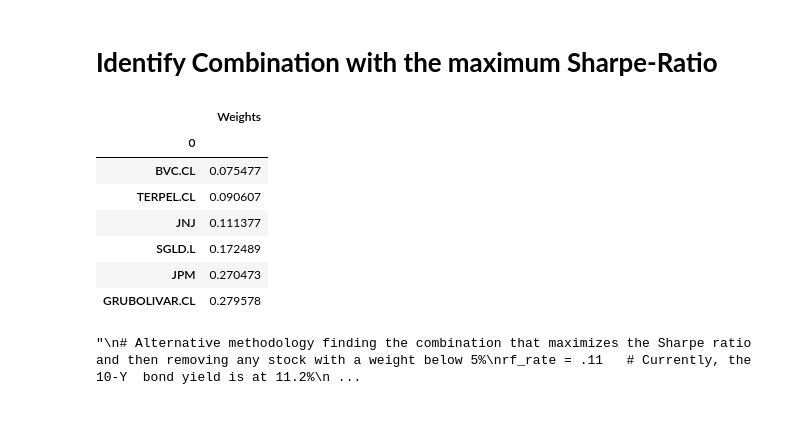
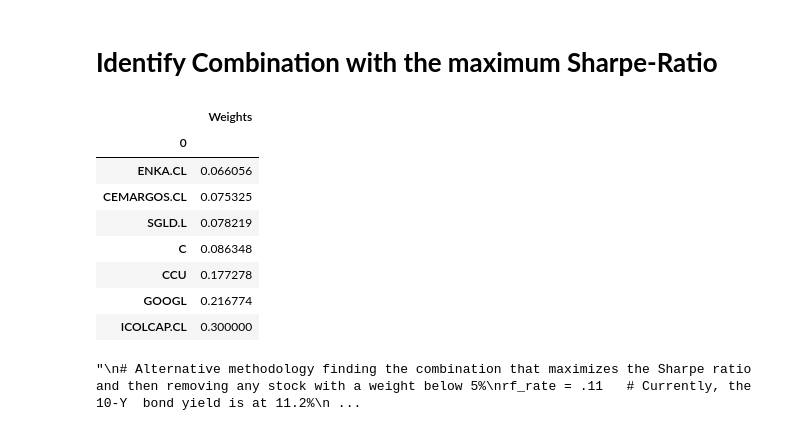
Before and after one commit to Jumarti96/Trii-stocks-allocation, a Jupyter notebook: Notebooks/3. Trii Catalog Sharpe-Ratio Maximizing Allocation.ipynb, the cells around one changed output. Drawn from its saved outputs; the diff is of its cells as text; code cells hidden in the pictures.

```diff
--- a/Notebooks/3. Trii Catalog Sharpe-Ratio Maximizing Allocation.ipynb
+++ b/Notebooks/3. Trii Catalog Sharpe-Ratio Maximizing Allocation.ipynb
@@ -143,34 +146,36 @@ covmat = expected_covmat
 # %%
 # Loop that calculates the combination that maximizes the Sharpe ratio several times until no stock has less than 5% of weight
 rf_rate = .11   # Currently, the 10-Y  bond yield is at 11.2%
-max_weight = 0.4 # The maximum weight allowed for a stock
+max_weight = 0.3 # The maximum weight allowed for a stock
+min_weight = .05 # The minimum weight allowed for a stock
 initial_weights = rk.msr_tuned(riskfree_rate=rf_rate,
                          returns=returns,
                          covmat=covmat,
                          max_weight=max_weight,
                          periods_per_year=periods_per_year)
 optimal_allocation = pd.DataFrame(data=initial_weights, index=returns.index, columns=['Weights']).sort_values(by='Weights')
 
-while optimal_allocation.min().values < .05:
+while optimal_allocation.min().values < min_weight:
     optimal_allocation = optimal_allocation[1:]
     weights = rk.msr_tuned(riskfree_rate=rf_rate,
                      returns=returns[optimal_allocation.index],
                      covmat=covmat.loc[optimal_allocation.index, optimal_allocation.index],
                      max_weight=max_weight,
                      periods_per_year=periods_per_year)
     optimal_allocation = pd.DataFrame(data=weights, index=optimal_allocation.index, columns=['Weights']).sort_values(by='Weights')
 
 chosen_allocation = optimal_allocation
 chosen_allocation
 # %% [output]
 |  | Weights |
 | 0 |  |
-| BVC.CL | 0.075477 |
-| TERPEL.CL | 0.090607 |
-| JNJ | 0.111377 |
-| SGLD.L | 0.172489 |
-| JPM | 0.270473 |
-| GRUBOLIVAR.CL | 0.279578 |
+| ENKA.CL | 0.066056 |
+| CEMARGOS.CL | 0.075325 |
+| SGLD.L | 0.078219 |
+| C | 0.086348 |
+| CCU | 0.177278 |
+| GOOGL | 0.216774 |
+| ICOLCAP.CL | 0.300000 |
 # %%
 """
 # Alternative methodology finding the combination that maximizes the Sharpe ratio and then removing any stock with a weight below 5%
```
Also changed, not shown: parts of 11 cells of this notebook, 6 other files.
